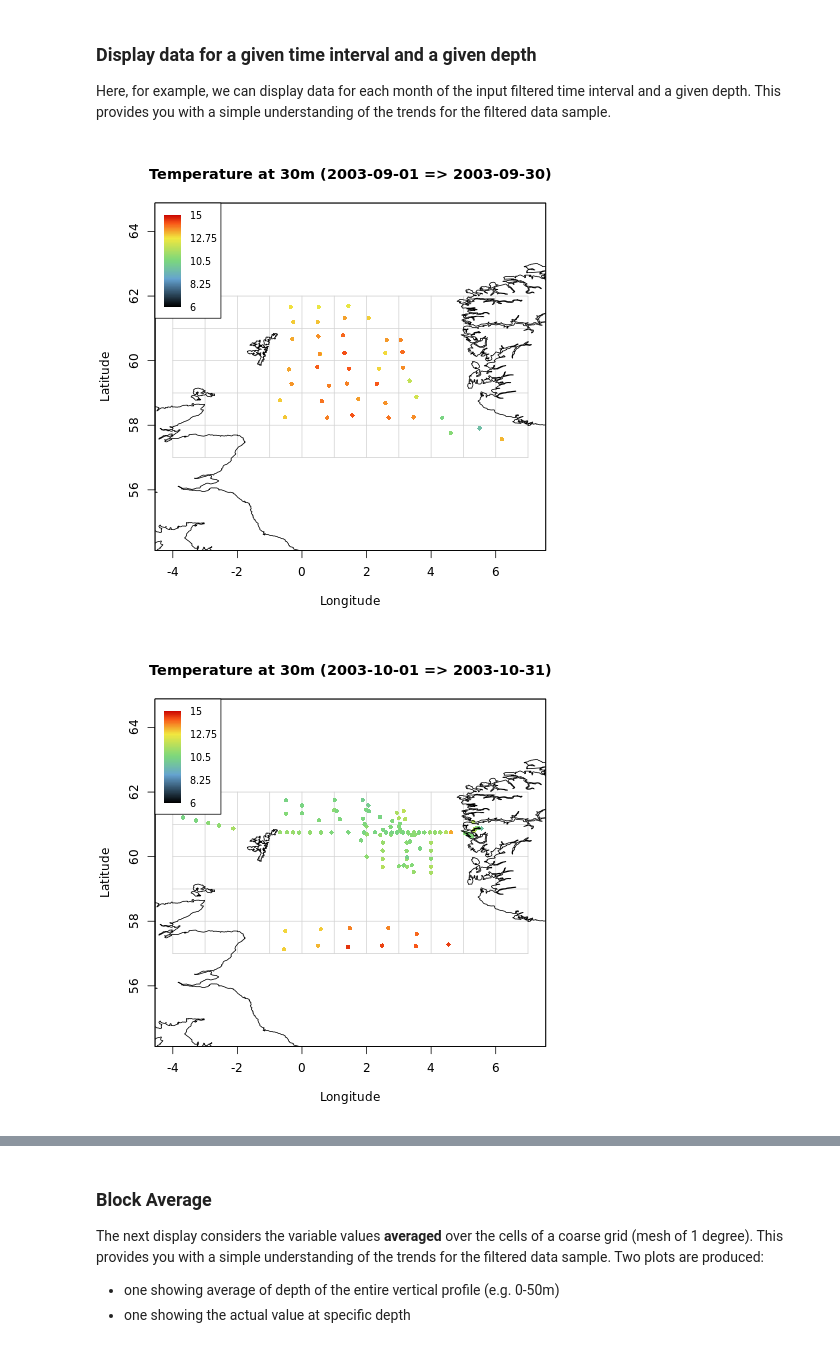
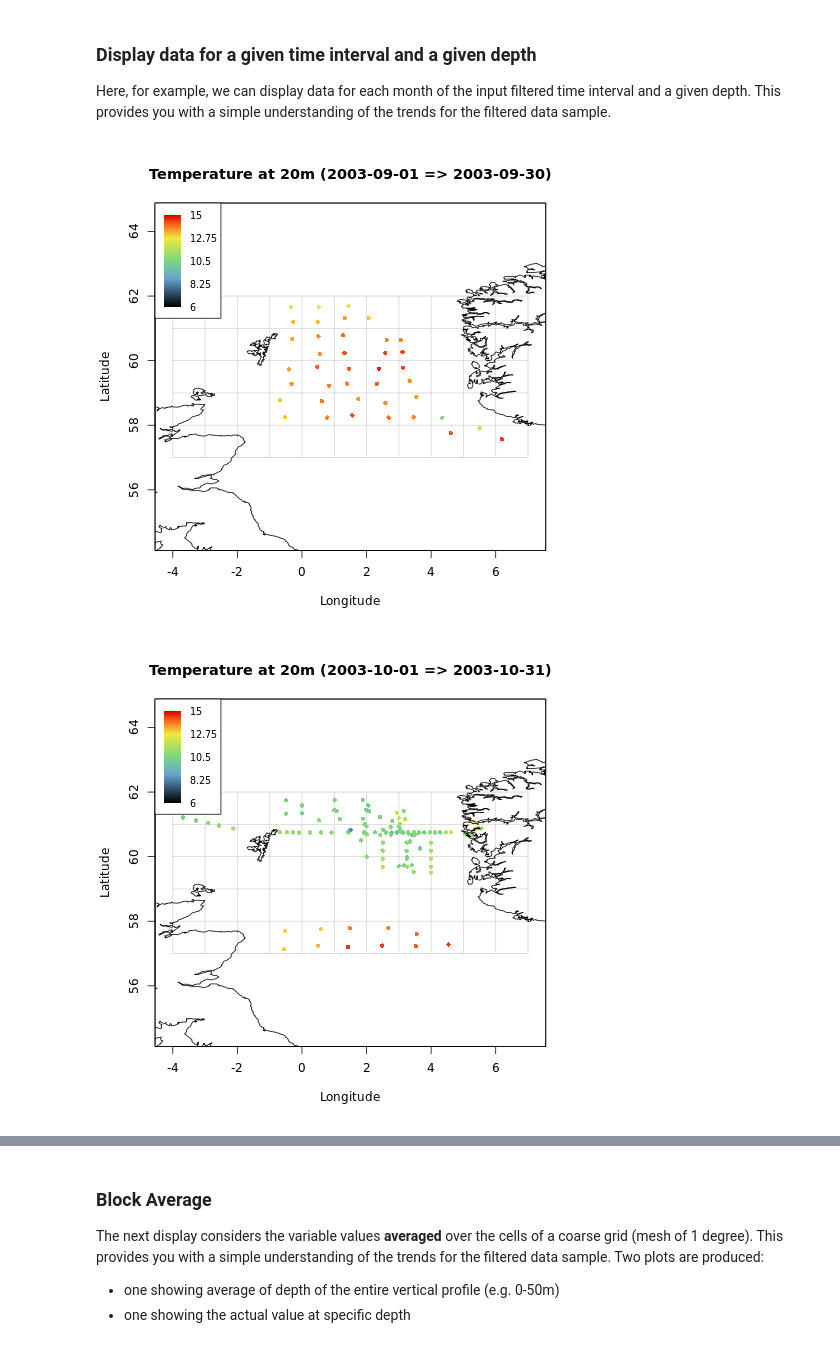
Before and after one commit to ec-intaros/iaos-showcase-app-Barents-Sea-CTD, a Jupyter notebook: Barrents sea - Data Scientist Notebook.ipynb, the cells around one changed output, grey strips where cells are left out. Cells and saved outputs as stored; diff of their text form; code cells hidden in the pictures.

```diff
--- a/Barrents sea - Data Scientist Notebook.ipynb
+++ b/Barrents sea - Data Scientist Notebook.ipynb
@@ -1197,25 +1206,25 @@ Here, for example, we can display data for each month of the input filtered time
 # %%
 %%R
 # Select samples at specific depth and set the color scale
-depth = 30 # Required depth to be displayed
+depth = 20 # Required depth to be displayed
 depth_lim=c(depth,depth)
 db1 = apply_sel(db0, depth_lim=depth_lim)
 
 # Loop on the months to be displayed
 months = sort(unique(time2month(db0$Time)))
 for (imonth in months)
 {
   date_lim  = create_limits_date(year, month=imonth)
   db        = apply_sel(db1,date_lim=date_lim)
   title     = build_title(paste0(var, " at ", depth, "m"), date_lim)
   display_var(dbin = db, var = var,
               var_scale = var.scale0,
               colors = colors.temp,
               title = title, pos.legend = 5)
 }
 # %% [output]
-[figure, old version]
+[figure, new version]
-[figure, old version]
+[figure, new version]
 [figure]
 # %% [markdown]
 ### Block Average
```
Also changed, not shown: parts of 5 cells of this notebook.
